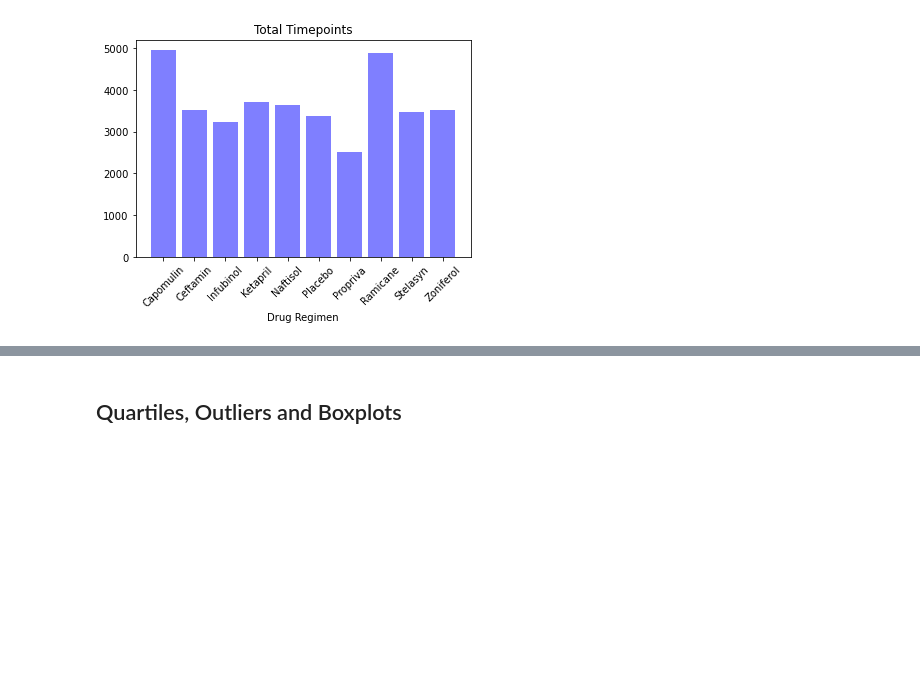
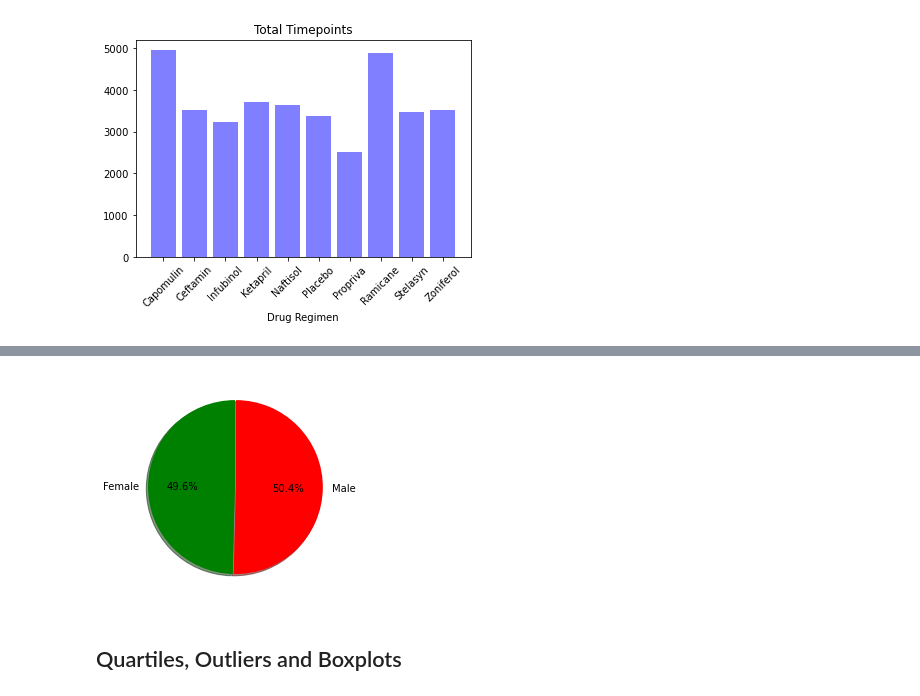
Before and after one commit to gregbehnke24x7/Pymaceuticals, a Jupyter notebook: pymaceuticals_work.ipynb, the cells around one changed output, grey strips where cells are left out. Drawn from its saved outputs; the diff is of its cells as text; code cells hidden in the pictures; blank space fills up the shorter version.

```diff
--- a/pymaceuticals_work.ipynb
+++ b/pymaceuticals_work.ipynb
@@ -185,2 +201,6 @@ plt.xticks(rotation=45)
 # %%
-# Generate a pie plot showing the distribution of female versus male mice using Pandas
+# Generate a pie plot showing the distribution of female versus male mice using pyplot
+plot = plt.pie(totals, explode=explode, labels=sexes, colors=colors, startangle=90, shadow=True, autopct='%1.1f%%',)
+#plot.set_title = "Gender ratio of mice"
+# %% [output]
+[figure, added]
```
Also changed, not shown: parts of 4 cells of this notebook.
